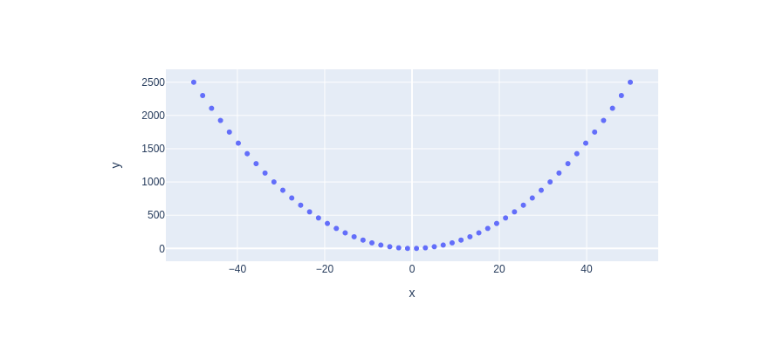
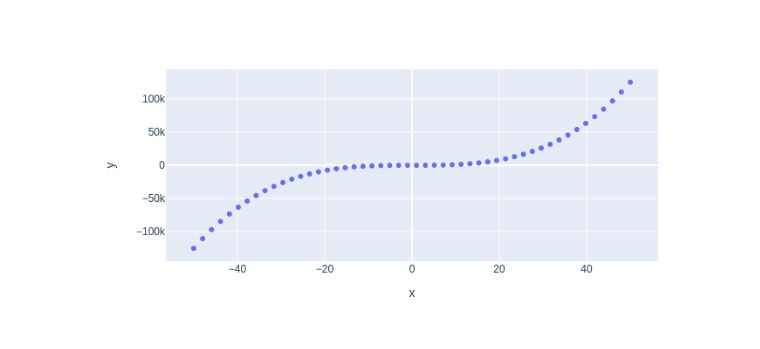
Before and after one commit to redhat-aaiche/my-notebooks-repo, a Jupyter notebook: experiment1.ipynb, the cells around one changed output. Cells and saved outputs as stored; diff of their text form; code cells hidden in the pictures.

```diff
--- a/experiment1.ipynb
+++ b/experiment1.ipynb
@@ -6,8 +6,7 @@ import plotly.express as px
 x = np.linspace(start=-50, stop=50)
 
 # y-axis data points
-y = x ** 2
-
+y = x ** 3
 # define the plot
 fig = px.scatter(x=x, y=y)
 
@@ -17 +15 @@ fig.show()
-[figure, old version]
+[figure, new version]
```
Also changed, not shown: parts of 1 cell of this notebook.
